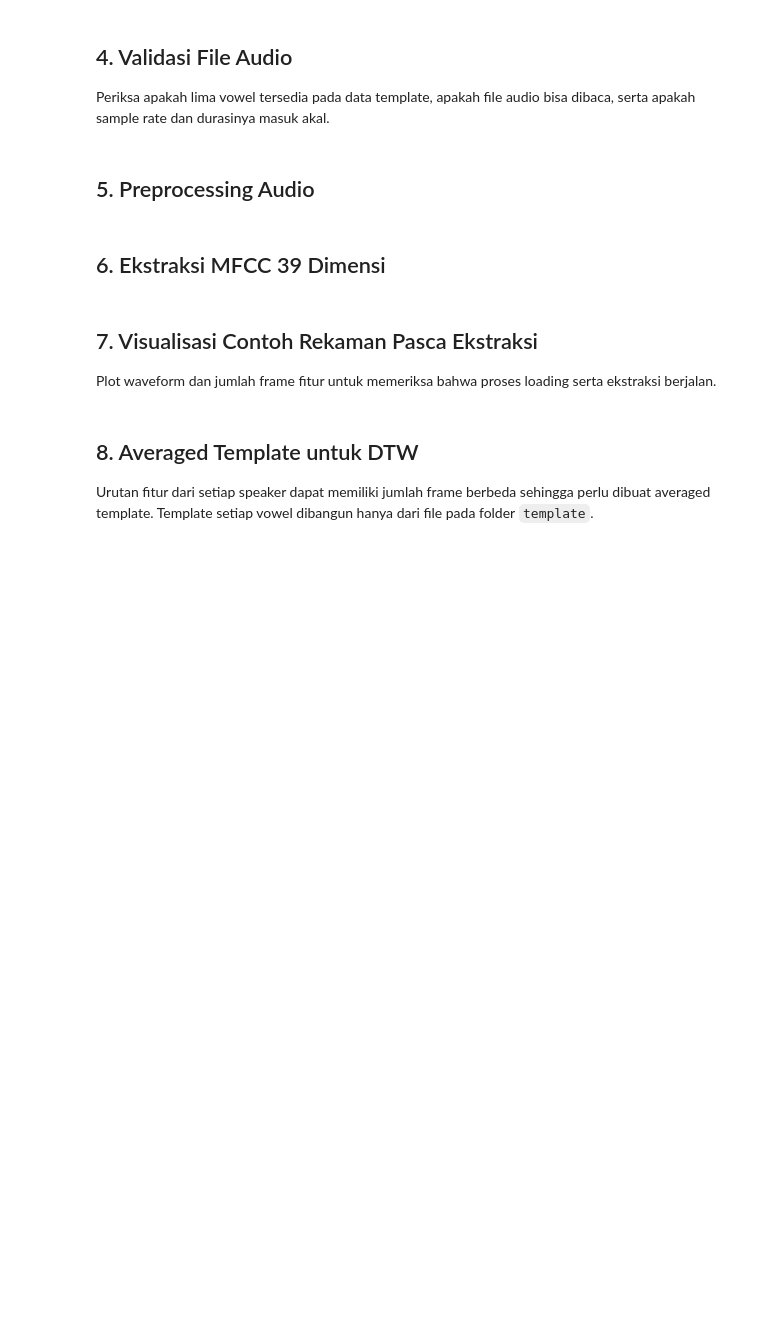
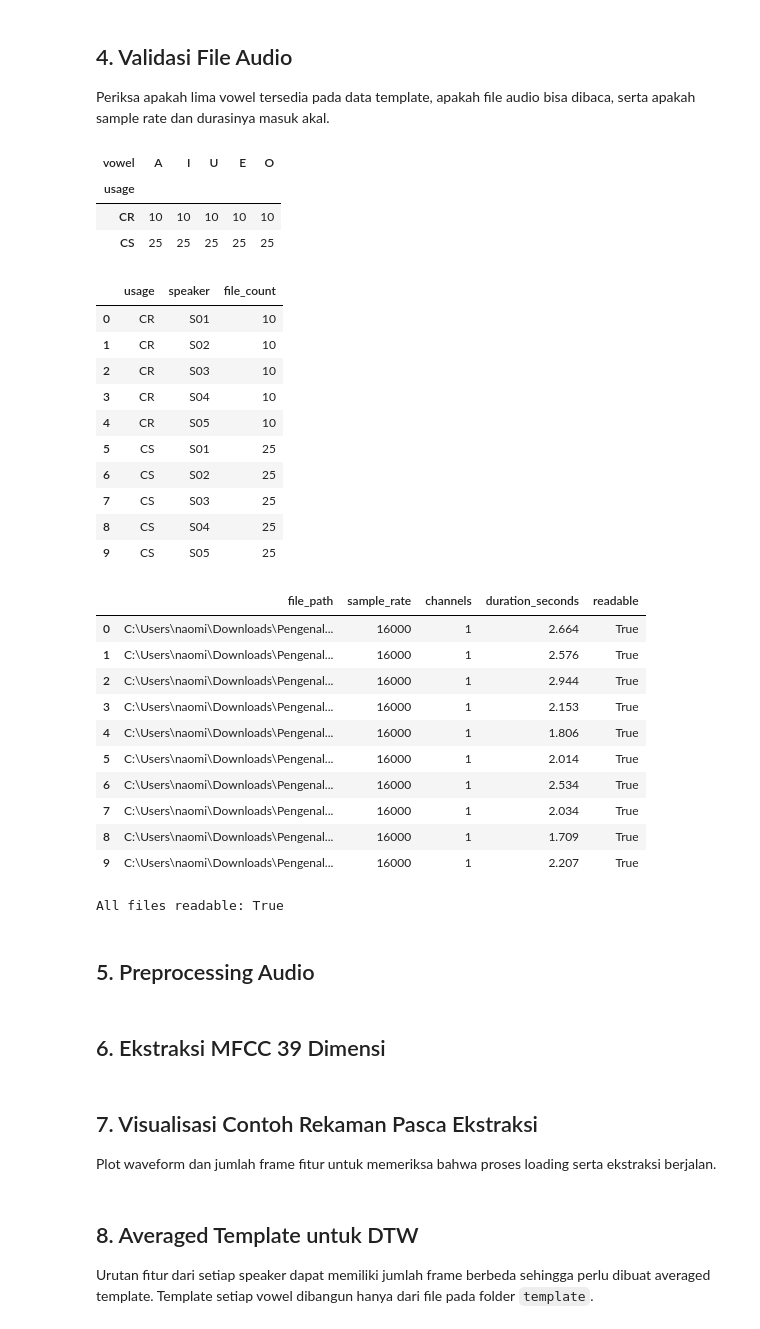
Before and after one commit to naomirisaka/Pengenalan_Vowel_Bahasa_Indonesia, a Jupyter notebook: main.ipynb, the cells around one changed output. Cells and saved outputs as stored; diff of their text form; code cells hidden in the pictures; blank space fills up the shorter version.

```diff
--- a/main.ipynb
+++ b/main.ipynb
@@ -86,6 +114,75 @@ Condition: N (normal), HP (high pitch), LP (low pitch), SD (short duration), ata
 ## 4. Validasi File Audio
 
 Periksa apakah lima vowel tersedia pada data template, apakah file audio bisa dibaca, serta apakah sample rate dan durasinya masuk akal.
+# %%
+summary_vowels = (
+    df.groupby(["usage", "vowel"])
+    .size()
+    .unstack(fill_value=0)
+    .reindex(columns=VOWELS, fill_value=0)
+)
+display(summary_vowels)
+
+summary_speakers = (
+    df.groupby(["usage", "speaker"])
+    .size()
+    .rename("file_count")
+    .reset_index()
+)
+display(summary_speakers)
+
+audio_info_rows = []
+for row in df.itertuples(index=False):
+    try:
+        info = sf.info(row.file_path)
+        audio_info_rows.append({
+            "file_path": row.file_path,
+            "sample_rate": info.samplerate,
+            "channels": info.channels,
+            "duration_seconds": round(info.duration, 3),
+            "readable": True,
+        })
+    except Exception as exc:
+        audio_info_rows.append({
+            "file_path": row.file_path,
+            "sample_rate": None,
+            "channels": None,
+            "duration_seconds": None,
+            "readable": False,
+            "error": str(exc),
+        })
+
+audio_info = pd.DataFrame(audio_info_rows)
+display(audio_info.head(10))
+print("All files readable:", bool(audio_info["readable"].all()))
+# %% [output]
+| vowel | A | I | U | E | O |
+| usage |  |  |  |  |  |
+| CR | 10 | 10 | 10 | 10 | 10 |
+| CS | 25 | 25 | 25 | 25 | 25 |
+|  | usage | speaker | file_count |
+| 0 | CR | S01 | 10 |
+| 1 | CR | S02 | 10 |
+| 2 | CR | S03 | 10 |
+| 3 | CR | S04 | 10 |
+| 4 | CR | S05 | 10 |
+| 5 | CS | S01 | 25 |
+| 6 | CS | S02 | 25 |
+| 7 | CS | S03 | 25 |
+| 8 | CS | S04 | 25 |
+| 9 | CS | S05 | 25 |
+|  | file_path | sample_rate | channels | duration_seconds | readable |
+| 0 | C:\Users\naomi\Downloads\Pengenal... | 16000 | 1 | 2.664 | True |
+| 1 | C:\Users\naomi\Downloads\Pengenal... | 16000 | 1 | 2.576 | True |
+| 2 | C:\Users\naomi\Downloads\Pengenal... | 16000 | 1 | 2.944 | True |
+| 3 | C:\Users\naomi\Downloads\Pengenal... | 16000 | 1 | 2.153 | True |
+| 4 | C:\Users\naomi\Downloads\Pengenal... | 16000 | 1 | 1.806 | True |
+| 5 | C:\Users\naomi\Downloads\Pengenal... | 16000 | 1 | 2.014 | True |
+| 6 | C:\Users\naomi\Downloads\Pengenal... | 16000 | 1 | 2.534 | True |
+| 7 | C:\Users\naomi\Downloads\Pengenal... | 16000 | 1 | 2.034 | True |
+| 8 | C:\Users\naomi\Downloads\Pengenal... | 16000 | 1 | 1.709 | True |
+| 9 | C:\Users\naomi\Downloads\Pengenal... | 16000 | 1 | 2.207 | True |
+All files readable: True
 # %% [markdown]
 ## 5. Preprocessing Audio
 # %% [markdown]
```
Also changed, not shown: parts of 1 cell of this notebook, 1 other file.
